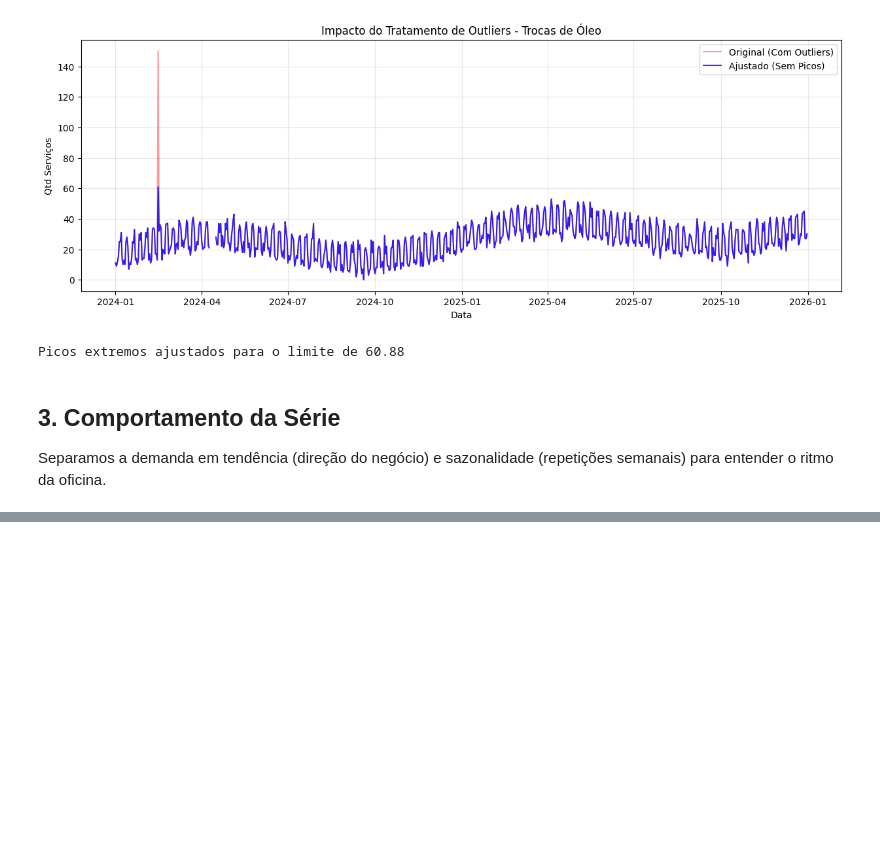
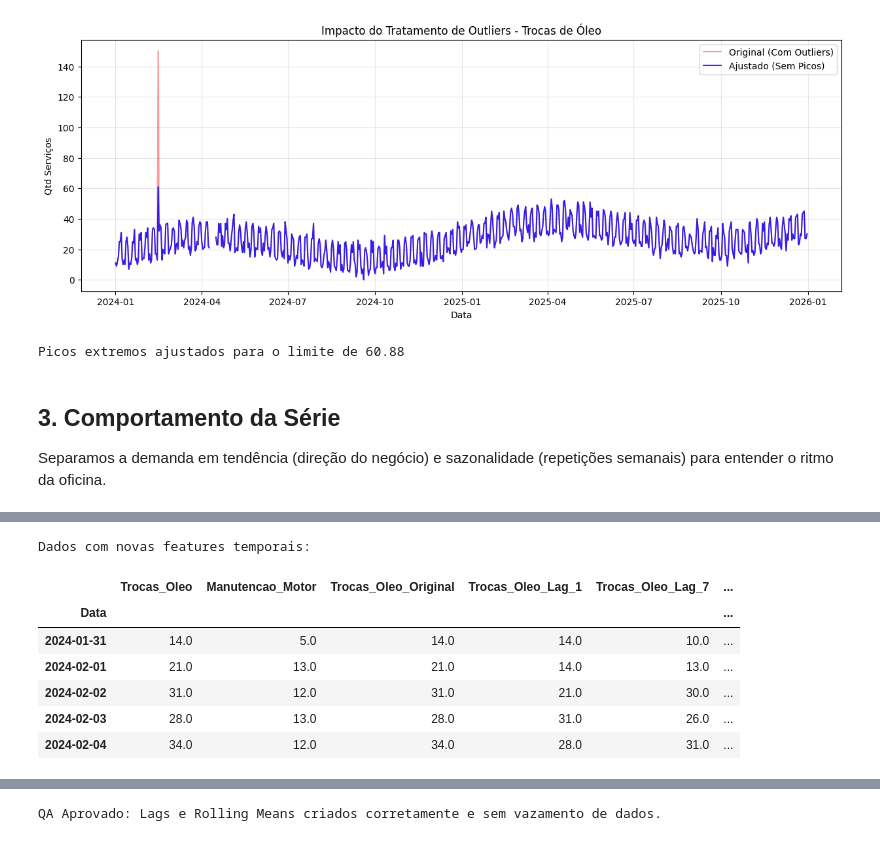
Before and after one commit to Henrique-Estrela/mecaniQA-joao-pessoa, a Jupyter notebook: mecaniqa_joao_pessoa.ipynb, the cells around one changed output, grey strips where cells are left out. Saved outputs shown, nothing was run; the diff lists cells and outputs as text; code cells hidden in the pictures; blank space fills up the shorter version.

```diff
--- a/mecaniqa_joao_pessoa.ipynb
+++ b/mecaniqa_joao_pessoa.ipynb
@@ -255,0 +188,76 @@ Mantemos os três baselines da primeira entrega, sempre usando apenas informaç
+# %%
+import numpy as np
+
+# Assegurar que 'dados' está limpo de NaNs para os lags e rolling means
+# Usamos ffill para preencher NaNs com o último valor válido conhecido, evitando olhar para o futuro.
+dados_temp = dados.copy()
+# Certifica-se de que a coluna target também esteja ffill-ed para o cálculo de lags e rolling means
+dados_temp['Trocas_Oleo'] = dados_temp['Trocas_Oleo'].ffill()
+dados_temp['Manutencao_Motor'] = dados_temp['Manutencao_Motor'].ffill()
+
+# Criar Lags para 'Trocas_Oleo'
+dados_temp['Trocas_Oleo_Lag_1'] = dados_temp['Trocas_Oleo'].shift(1)
+dados_temp['Trocas_Oleo_Lag_7'] = dados_temp['Trocas_Oleo'].shift(7)
+dados_temp['Trocas_Oleo_Lag_30'] = dados_temp['Trocas_Oleo'].shift(30)
+
+# Criar Lags para 'Manutencao_Motor'
+dados_temp['Manutencao_Motor_Lag_1'] = dados_temp['Manutencao_Motor'].shift(1)
+dados_temp['Manutencao_Motor_Lag_7'] = dados_temp['Manutencao_Motor'].shift(7)
+dados_temp['Manutencao_Motor_Lag_30'] = dados_temp['Manutencao_Motor'].shift(30)
+
+# Criar Médias Móveis (Rolling Means) para 'Trocas_Oleo'
+# Usamos .shift(1) após o rolling().mean() para garantir que a média seja calculada apenas com dados passados
+dados_temp['Trocas_Oleo_Rolling_Mean_7'] = dados_temp['Trocas_Oleo'].rolling(window=7).mean().shift(1)
+dados_temp['Trocas_Oleo_Rolling_Mean_30'] = dados_temp['Trocas_Oleo'].rolling(window=30).mean().shift(1)
+
+# Criar Médias Móveis (Rolling Means) para 'Manutencao_Motor'
+dados_temp['Manutencao_Motor_Rolling_Mean_7'] = dados_temp['Manutencao_Motor'].rolling(window=7).mean().shift(1)
+dados_temp['Manutencao_Motor_Rolling_Mean_30'] = dados_temp['Manutencao_Motor'].rolling(window=30).mean().shift(1)
+
+# Remove os NaNs gerados pelos lags e rolling means no início da série para evitar problemas em modelos futuros
+dados_com_features = dados_temp.dropna()
+
+print('Dados com novas features temporais:')
+display(dados_com_features.head())
+display(dados_com_features.tail())
+
+# Asserts de QA para garantir que não haja vazamento de dados
+# O primeiro valor não-NaN de Lag_1 deve ser o primeiro valor da série original (que foi ffilled)
+assert dados_com_features['Trocas_Oleo_Lag_1'].iloc[0] == dados_temp['Trocas_Oleo'].iloc[dados_temp.index.get_loc(dados_com_features.index[0]) - 1], "QA falhou: Lag_1 incorreto."
+assert dados_com_features['Trocas_Oleo_Lag_7'].iloc[0] == dados_temp['Trocas_Oleo'].iloc[dados_temp.index.get_loc(dados_com_features.index[0]) - 7], "QA falhou: Lag_7 incorreto."
+assert dados_com_features['Trocas_Oleo_Lag_30'].iloc[0] == dados_temp['Trocas_Oleo'].iloc[dados_temp.index.get_loc(dados_com_features.index[0]) - 30], "QA falhou: Lag_30 incorreto."
+
+# Para Rolling_Mean_7 e Rolling_Mean_30, o primeiro valor deve ser a média dos N dias ANTERIORES ao primeiro índice de dados_com_features
+# Pega a primeira data de dados_com_features
+first_valid_date = dados_com_features.index[0]
+
+# Encontra o índice da data imediatamente anterior à primeira data válida em dados_temp
+idx_end_window_7 = dados_temp.index.get_loc(first_valid_date) - 1
+idx_start_window_7 = idx_end_window_7 - 6 # 7 dias, incluindo o final
+
+if idx_start_window_7 >= 0:
+    expected_roll_mean_7 = dados_temp['Trocas_Oleo'].iloc[idx_start_window_7 : idx_end_window_7 + 1].mean()
+    assert np.isclose(dados_com_features['Trocas_Oleo_Rolling_Mean_7'].iloc[0], expected_roll_mean_7, equal_nan=True), \
+        f"QA falhou: Rolling_Mean_7 incorreto. Esperado: {expected_roll_mean_7}, Obtido: {dados_com_features['Trocas_Oleo_Rolling_Mean_7'].iloc[0]}"
+else:
+    print('Aviso: Não foi possível verificar Rolling_Mean_7 devido a dados insuficientes no início da série após dropna.')
+
+idx_end_window_30 = dados_temp.index.get_loc(first_valid_date) - 1
+idx_start_window_30 = idx_end_window_30 - 29 # 30 dias, incluindo o final
+
+if idx_start_window_30 >= 0:
+    expected_roll_mean_30 = dados_temp['Trocas_Oleo'].iloc[idx_start_window_30 : idx_end_window_30 + 1].mean()
+    assert np.isclose(dados_com_features['Trocas_Oleo_Rolling_Mean_30'].iloc[0], expected_roll_mean_30, equal_nan=True), \
+        f"QA falhou: Rolling_Mean_30 incorreto. Esperado: {expected_roll_mean_30}, Obtido: {dados_com_features['Trocas_Oleo_Rolling_Mean_30'].iloc[0]}"
+    print('QA Aprovado: Lags e Rolling Means criados corretamente e sem vazamento de dados.')
+else:
+    print('Aviso: Não foi possível verificar Rolling_Mean_30 devido a dados insuficientes no início da série após dropna.')
+# %% [output]
+Dados com novas features temporais:
+|  | Trocas_Oleo | Manutencao_Motor | Trocas_Oleo_Original | Trocas_Oleo_Lag_1 | Trocas_Oleo_Lag_7 | ... |
+| Data |  |  |  |  |  | ... |
+| 2024-01-31 | 14.0 | 5.0 | 14.0 | 14.0 | 10.0 | ... |
+| 2024-02-01 | 21.0 | 13.0 | 21.0 | 14.0 | 13.0 | ... |
+| 2024-02-02 | 31.0 | 12.0 | 31.0 | 21.0 | 30.0 | ... |
+| 2024-02-03 | 28.0 | 13.0 | 28.0 | 31.0 | 26.0 | ... |
+| 2024-02-04 | 34.0 | 12.0 | 34.0 | 28.0 | 31.0 | ... |
@@ -255,0 +271 @@ Mantemos os três baselines da primeira entrega, sempre usando apenas informaç
+QA Aprovado: Lags e Rolling Means criados corretamente e sem vazamento de dados.
```
Also changed, not shown: parts of 15 cells of this notebook.
